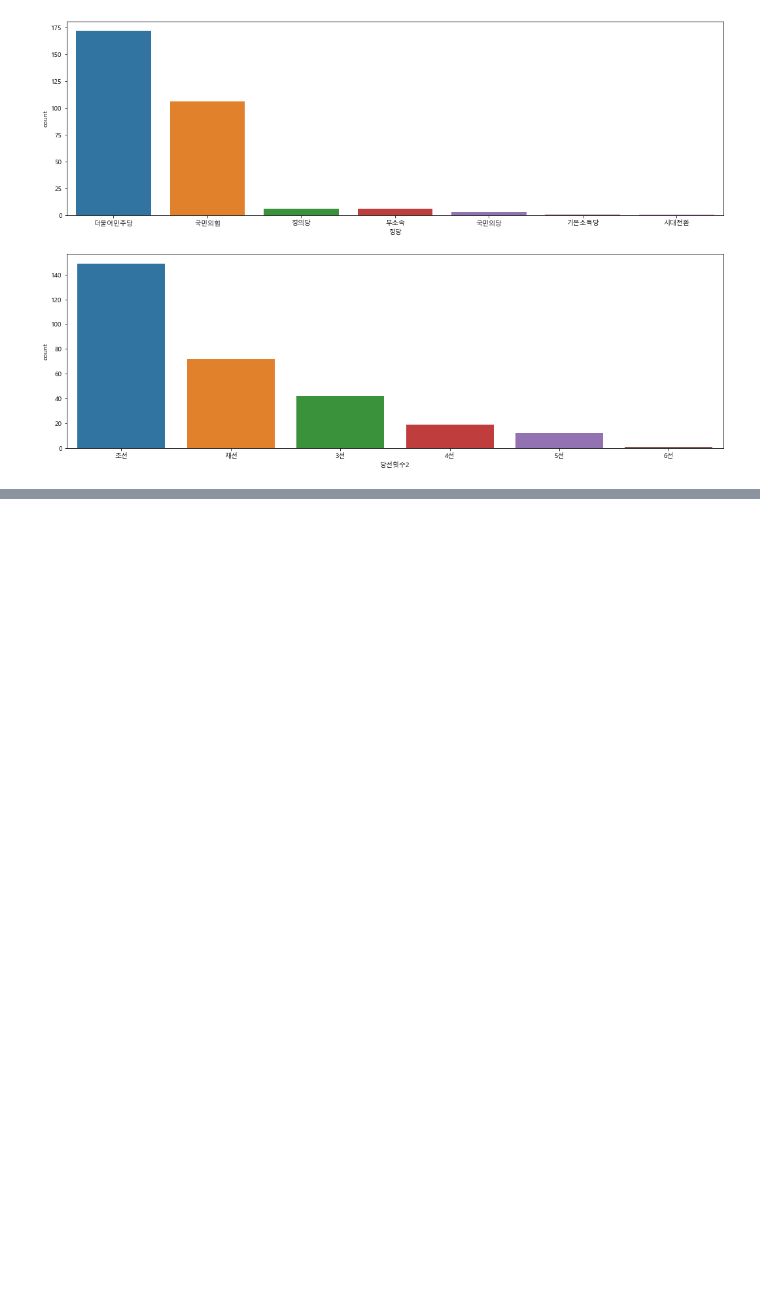
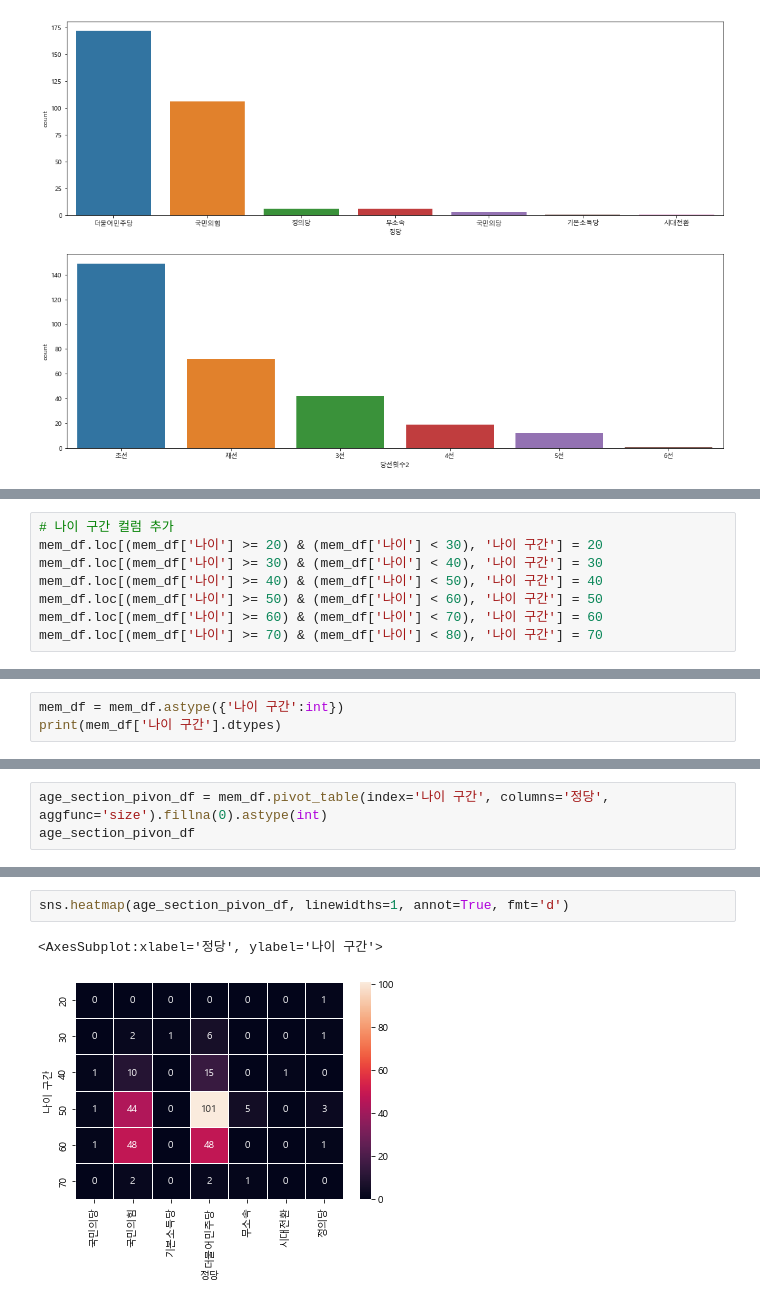
Before and after one commit to NestVail/python_webscraping, a Jupyter notebook: 국회의원현황.ipynb, the cells around one changed output, grey strips where cells are left out. Saved outputs shown, nothing was run; the diff lists cells and outputs as text; blank space fills up the shorter version.

```diff
--- a/국회의원현황.ipynb
+++ b/국회의원현황.ipynb
@@ -319,0 +375,8 @@ sns.countplot(data=mem_df, x='당선횟수2', ax=axes2, order=mem_df['당선횟
+# %%
+# 나이 구간 컬럼 추가
+mem_df.loc[(mem_df['나이'] >= 20) & (mem_df['나이'] < 30), '나이 구간'] = 20
+mem_df.loc[(mem_df['나이'] >= 30) & (mem_df['나이'] < 40), '나이 구간'] = 30
+mem_df.loc[(mem_df['나이'] >= 40) & (mem_df['나이'] < 50), '나이 구간'] = 40
+mem_df.loc[(mem_df['나이'] >= 50) & (mem_df['나이'] < 60), '나이 구간'] = 50
+mem_df.loc[(mem_df['나이'] >= 60) & (mem_df['나이'] < 70), '나이 구간'] = 60
+mem_df.loc[(mem_df['나이'] >= 70) & (mem_df['나이'] < 80), '나이 구간'] = 70
@@ -319,0 +400,3 @@ sns.countplot(data=mem_df, x='당선횟수2', ax=axes2, order=mem_df['당선횟
+# %%
+mem_df = mem_df.astype({'나이 구간':int})
+print(mem_df['나이 구간'].dtypes)
@@ -319,0 +405,3 @@ sns.countplot(data=mem_df, x='당선횟수2', ax=axes2, order=mem_df['당선횟
+# %%
+age_section_pivon_df = mem_df.pivot_table(index='나이 구간', columns='정당', aggfunc='size').fillna(0).astype(int)
+age_section_pivon_df
@@ -319,0 +417,5 @@ sns.countplot(data=mem_df, x='당선횟수2', ax=axes2, order=mem_df['당선횟
+# %%
+sns.heatmap(age_section_pivon_df, linewidths=1, annot=True, fmt='d')
+# %% [output]
+<AxesSubplot:xlabel='정당', ylabel='나이 구간'>
+[figure, added]
```
Also changed, not shown: parts of 16 cells of this notebook, 1 other file.
